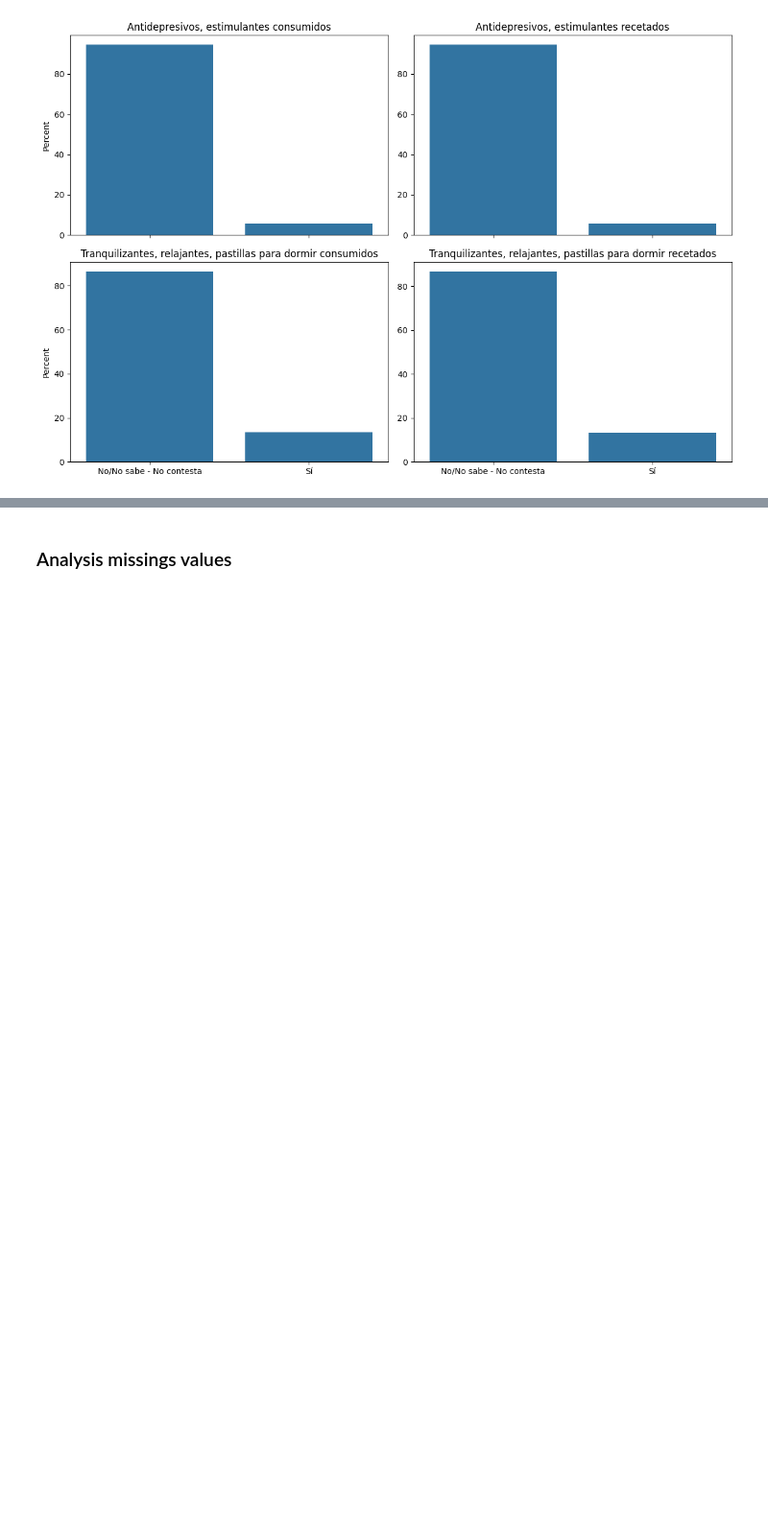
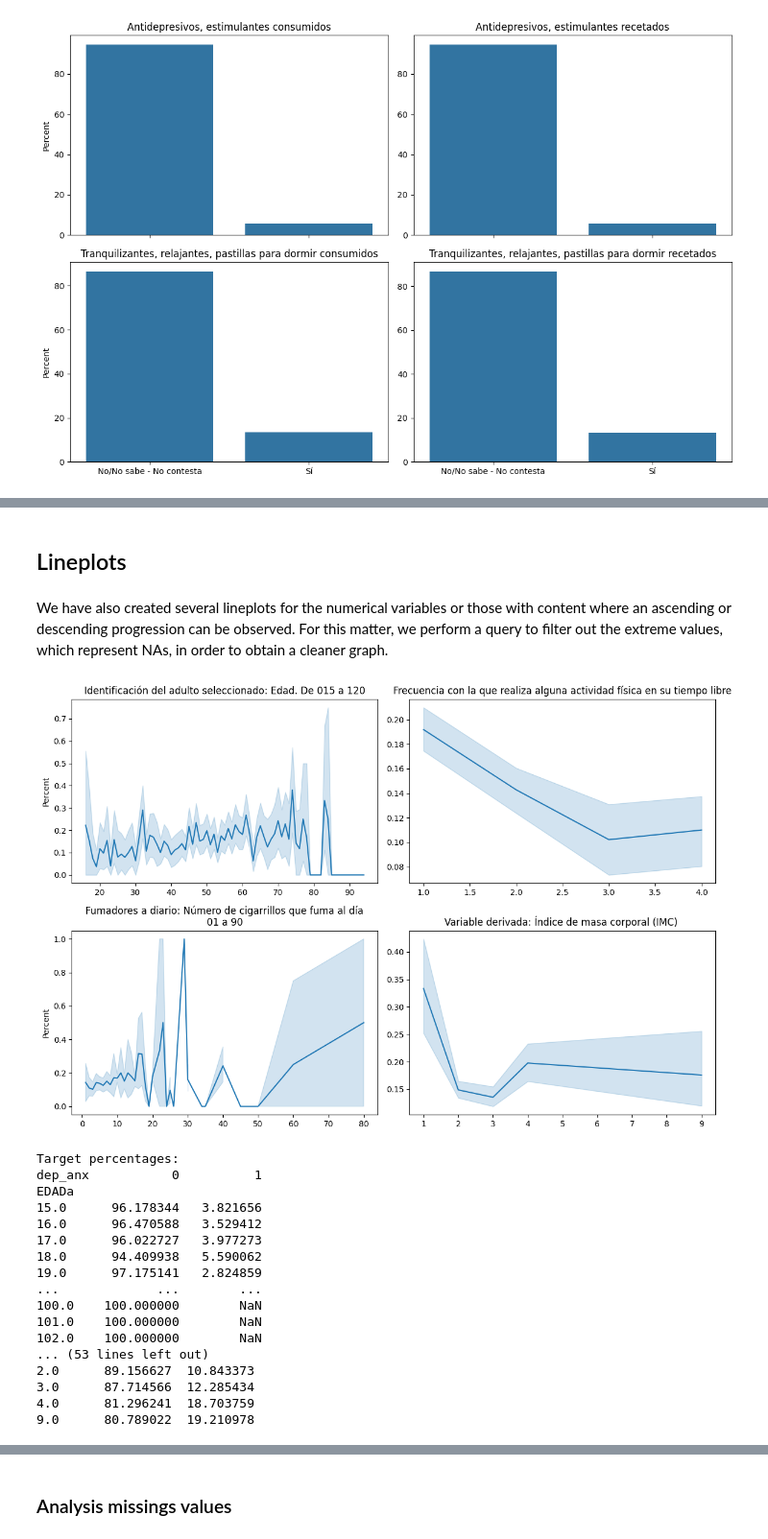
Before and after one commit to linama2593/mental_health_spain, a Jupyter notebook: src/exploratory_data_analysis_json.ipynb, the cells around one changed output, grey strips where cells are left out. Shown at 96% size. Cells and saved outputs as stored; diff of their text form; code cells hidden in the pictures; blank space fills up the shorter version.

```diff
--- a/src/exploratory_data_analysis_json.ipynb
+++ b/src/exploratory_data_analysis_json.ipynb
@@ -307,0 +466,51 @@ plt.show()
+# %% [markdown]
+## Lineplots
+# %% [markdown]
+We have also created several lineplots for the numerical variables or those with content where an ascending or descending progression can be observed. For this matter, we perform a query to filter out the extreme values, which represent NAs, in order to obtain a cleaner graph.
+# %%
+df_copy = df.query('V123 < 90 & EDADa < 105')
+vars=['EDADa', 'T112', 'V123', 'IMC']
+cols=2
+rows=((len(df_copy[vars].columns) - 1) // cols) + 1
+fig, axis = plt.subplots(rows, cols, figsize=(12, rows * 4))
+
+for col, ax in zip(df_copy[vars].columns , axis.flatten()):
+  values, categories, title= parse_json(col)
+  sns.lineplot(data=df_copy, x=col, y = 'dep_anx', ax=ax)
+  ax.set_title(title)
+  ax.set_ylabel('')
+  ax.set_xlabel('')
+
+axis[0,0].set_ylabel('Percent')
+axis[1,0].set_ylabel('Percent')
+
+
+#removing empty subplots
+for i in range(len(df[vars]), len(axis.flatten())):
+      fig.delaxes(axis.flatten()[i])
+
+plt.tight_layout()
+plt.show()
+
+print("Target percentages:")
+for i in vars:
+    percentage_dep_anx(i)
+# %% [output]
+[figure, added]
+Target percentages:
+dep_anx           0          1
+EDADa
+15.0      96.178344   3.821656
+16.0      96.470588   3.529412
+17.0      96.022727   3.977273
+18.0      94.409938   5.590062
+19.0      97.175141   2.824859
+...             ...        ...
+100.0    100.000000        NaN
+101.0    100.000000        NaN
+102.0    100.000000        NaN
+... (53 lines left out)
+2.0      89.156627  10.843373
+3.0      87.714566  12.285434
+4.0      81.296241  18.703759
+9.0      80.789022  19.210978
```
Also changed, not shown: parts of 12 cells of this notebook.
